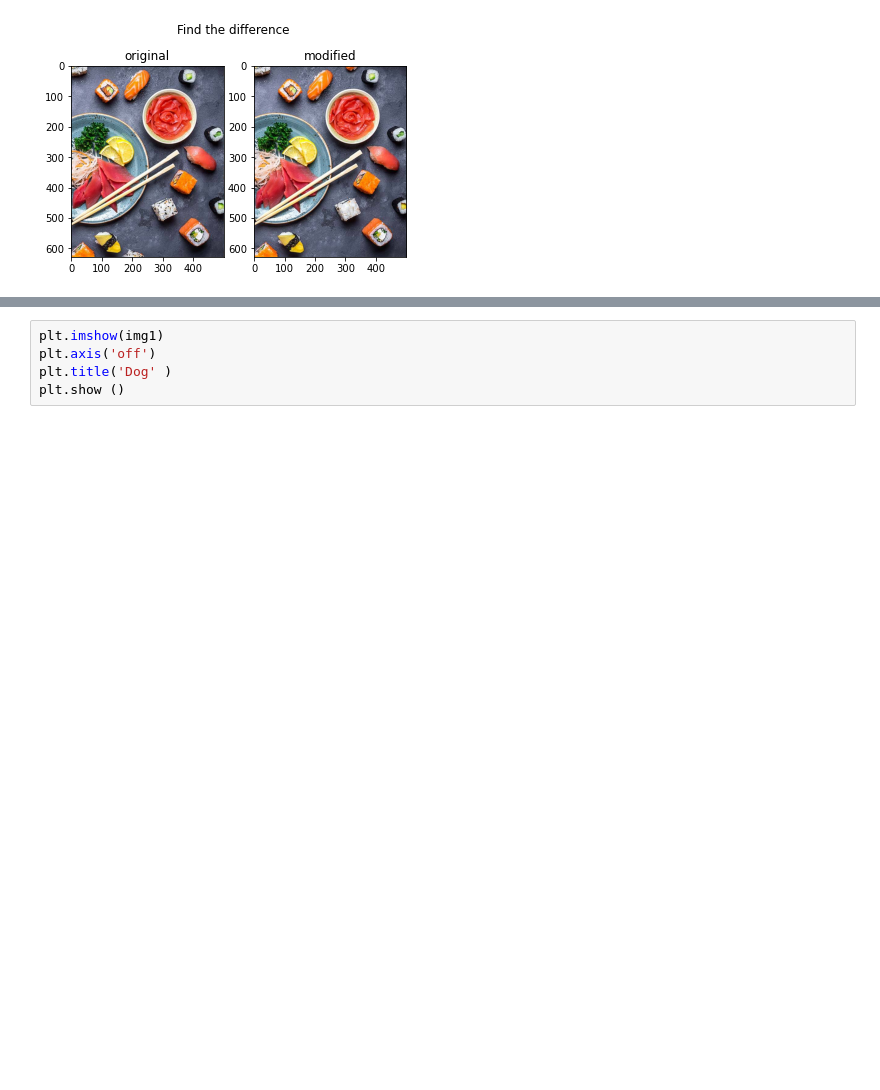
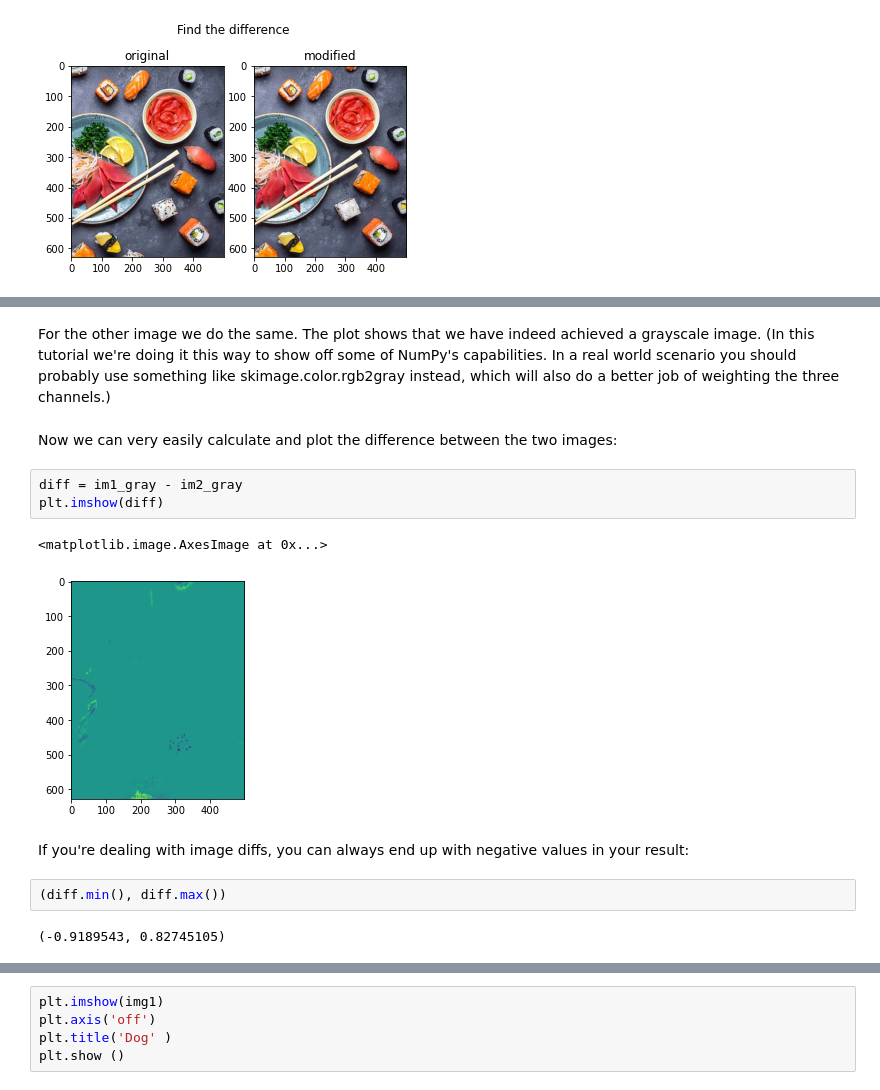
Before and after one commit to taghizadeh598/Image_processing, a Jupyter notebook: Applications.ipynb, the cells around one changed output, grey strips where cells are left out. Drawn from its saved outputs; the diff is of its cells as text; blank space fills up the shorter version.

```diff
--- a/Applications.ipynb
+++ b/Applications.ipynb
@@ -144,0 +174,17 @@ float32
+# %% [markdown]
+For the other image we do the same. The plot shows that we have indeed achieved a grayscale image.
+(In this tutorial we're doing it this way to show off some of NumPy's capabilities. In a real world scenario you should probably use something like skimage.color.rgb2gray instead, which will also do a better job of weighting the three channels.)
+# %% [markdown]
+Now we can very easily calculate and plot the difference between the two images:
+# %%
+diff = im1_gray - im2_gray
+plt.imshow(diff)
+# %% [output]
+<matplotlib.image.AxesImage at 0x...>
+[figure, added]
+# %% [markdown]
+If you're dealing with image diffs, you can always end up with negative values in your result:
+# %%
+(diff.min(), diff.max())
+# %% [output]
+(-0.9189543, 0.82745105)
```
Also changed, not shown: parts of 33 cells of this notebook.
